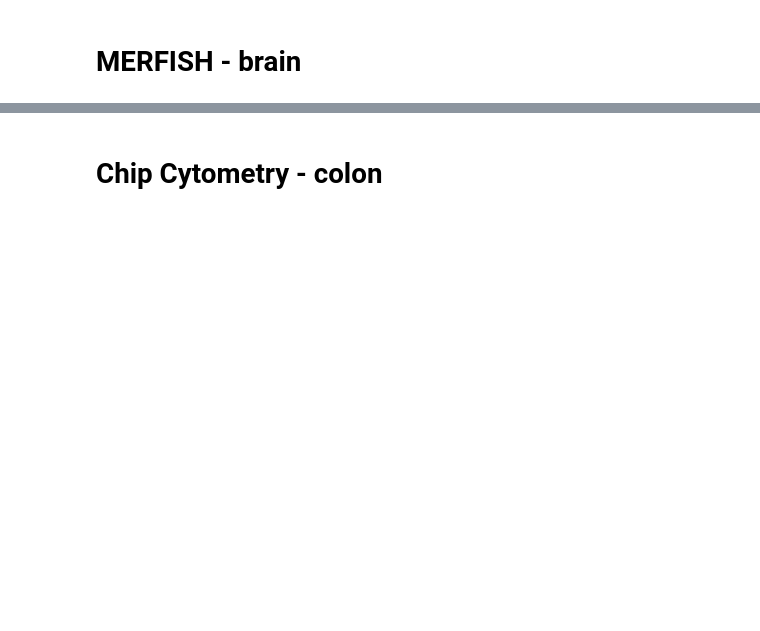
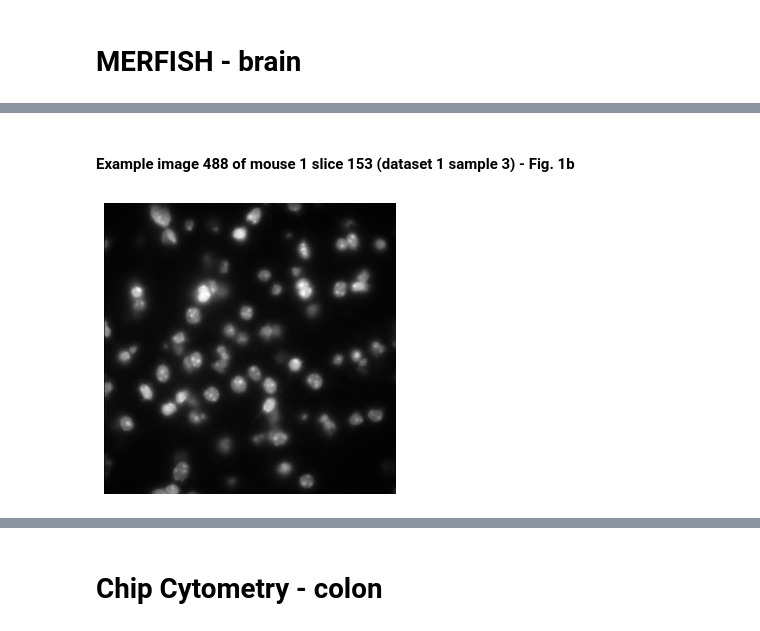
Before and after one commit to theislab/ncem_benchmarks, a Jupyter notebook: notebooks/data_exploration.ipynb, the cells around one changed output, grey strips where cells are left out. Cells and saved outputs as stored; diff of their text form; code cells hidden in the pictures; blank space fills up the shorter version.

```diff
--- a/notebooks/data_exploration.ipynb
+++ b/notebooks/data_exploration.ipynb
@@ -348,0 +87,18 @@ interpreter.data.plot_cluster_enrichment_umaps(adata, filter_titles)
+# %% [markdown]
+#### Example image 488 of mouse 1 slice 153 (dataset 1 sample 3) - Fig. 1b
+# %%
+fn = f"{datadir}zhang/processed_images486.tif"
+img = Image.open(fn)
+images = []
+for i in range(img.n_frames):
+    img.seek(i)
+    images.append(np.array(img))
+img.close()
+
+images = np.array(images)
+images = np.transpose(images, (1, 2, 0))
+img = sq.im.ImageContainer(images[:, :, 164])
+sq.im.process(img)
+img.show('image_smooth', cmap="Greys_r", figsize=(4,4))
+# %% [output]
+[figure, added]
```
Also changed, not shown: parts of 80 cells of this notebook.
